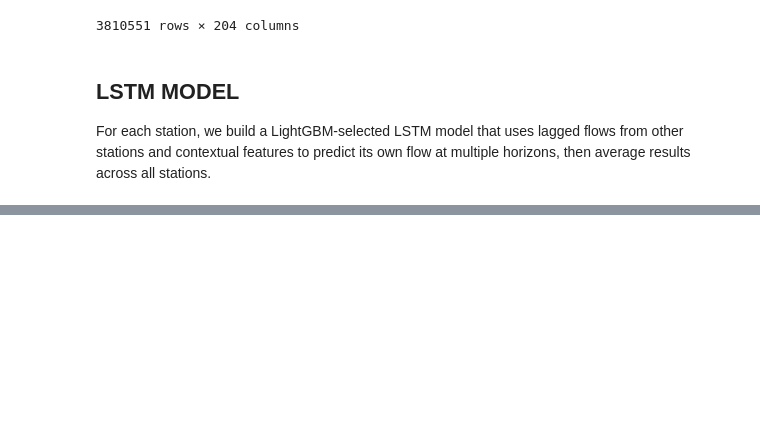
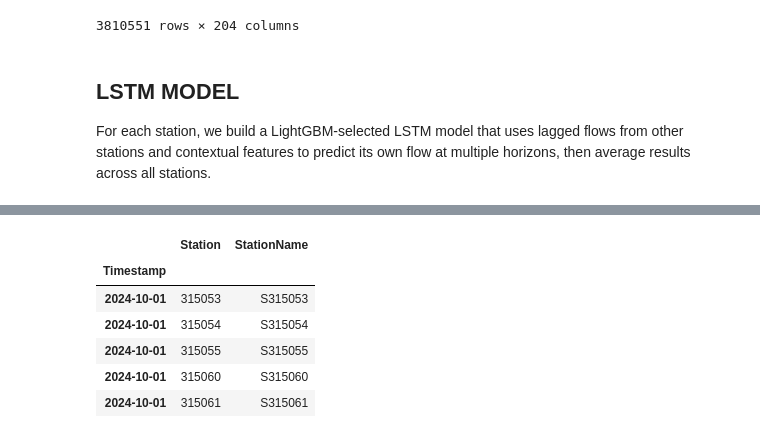
Before and after one commit to RichelCode/EV-Charging-Analysis, a Jupyter notebook: Conference Presentation.ipynb, the cells around one changed output, grey strips where cells are left out. Drawn from its saved outputs; the diff is of its cells as text; code cells hidden in the pictures; blank space fills up the shorter version.

```diff
--- a/Conference Presentation.ipynb
+++ b/Conference Presentation.ipynb
@@ -364,0 +386,17 @@ summary.sort_values('num_unique').head(50)
+# %%
+# make a safe copy (optional)
+df = df.copy()
+
+# create readable station codes like S315053
+df['StationName'] = 'S' + df['Station'].astype(str)
+
+# quick check
+df[['Station','StationName']].head()
+# %% [output]
+|  | Station | StationName |
+| Timestamp |  |  |
+| 2024-10-01 | 315053 | S315053 |
+| 2024-10-01 | 315054 | S315054 |
+| 2024-10-01 | 315055 | S315055 |
+| 2024-10-01 | 315060 | S315060 |
+| 2024-10-01 | 315061 | S315061 |
```
Also changed, not shown: parts of 10 cells of this notebook.
